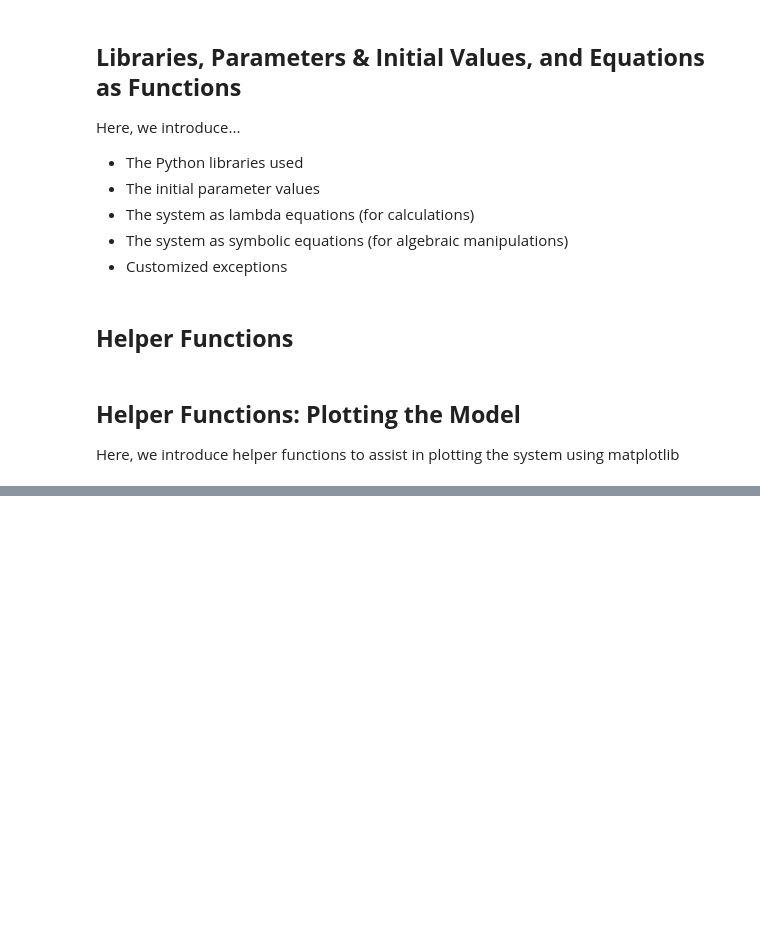
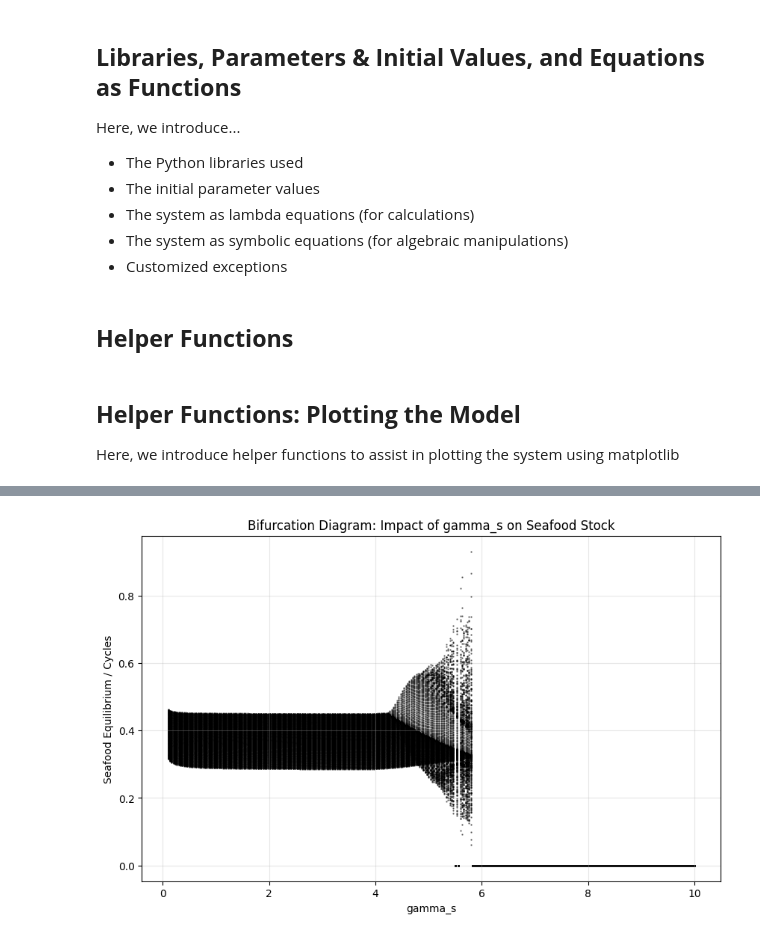
Before and after one commit to RichaCui70/Dynamics-between-Seafood-Fraudsters-and-Buyers, a Jupyter notebook: nondimensionalized.ipynb, the cells around one changed output, grey strips where cells are left out. Cells and saved outputs as stored; diff of their text form; code cells hidden in the pictures; blank space fills up the shorter version.

Commit message:
Found ome chaos question mark?

```diff
--- a/nondimensionalized.ipynb
+++ b/nondimensionalized.ipynb
@@ -38,23 +38,23 @@ from mpl_toolkits.mplot3d.art3d import Poly3DCollection
 
 # import warnings
 # warnings.filterwarnings("ignore")
-
+# bump = 1e-9
+bump = 0
 seafood_state = lambda S, E, gamma_s: S * np.exp(gamma_s * (1 - S - E))
-effort_state = lambda E, S, F, q, pw, c, e_sw, gamma_p, gamma_e: E * np.exp(gamma_e * ((q * S * ((F*(pw - 1) + 1) / ((gamma_p * E * S) ** e_sw))) - (F * (c - 1)) + 1))
+effort_state = lambda E, S, F, q, pw, c, e_sw, gamma_p, gamma_e: \
+    E * np.exp(gamma_e * ((q * S * ((F*(pw - 1) + 1) / ((gamma_p * E * S + bump) ** e_sw))) - (F * (c - 1)) + 1))
 def fraudster_state(S, E, F, Fp, gamma_f, gamma_m, gamma_p, pw, e_sw, e_sm, e_d):
-    # Added safety: Avoid division by zero if E*S is tiny
-    denom_market = (E * S)**(e_sm/2)
+    denom_market = (E * S)**(e_sm/2) + bump
     price_market = gamma_m * ((1 - Fp)**(e_d/2) / denom_market)
 
-    denom_wholesale = (gamma_p * E * S)**(e_sw)
+    denom_wholesale = (gamma_p * E * S)**(e_sw) + bump
     price_wholesale = (F * (pw - 1) + 1) / denom_wholesale
 
     delta = gamma_f * (price_market - price_wholesale)
-    # Added safety: Clip delta to prevent overflow in exp
-    # delta = np.clip(delta, -100, 100)
-
+    # delta = np.clip(delta, -20, 20) # Prevent overflow
     return (F * np.exp(delta)) / (1 + F * (np.exp(delta) - 1))
-p_fraudster_state = lambda F, Fp, F_threshold: (Fp * np.exp(F - F_threshold)) / (1 + Fp * (np.exp(F - F_threshold) - 1))
+p_fraudster_state = lambda F, Fp, F_threshold: \
+    (Fp * np.exp(F - F_threshold)) / (1 + Fp * (np.exp(F - F_threshold) - 1))
 # %% [markdown]
 ## **Helper Functions**
 # %%
@@ -865,0 +816,74 @@ E_R_plot(params, [0.5, 0.5, 0.5, 0.5])
+# %%
+def run_system(params, steps=500, transient=200):
+    # Initialize
+    S, E, F, FP = 0.5, 0.5, 0.2, 0.5
+
+    trajectory = []
+
+    for t in range(steps):
+        # Update
+        S_new = seafood_state(S, E, params['gamma_s'])
+        E_new = effort_state(E, S, F, params['q'], params['pw'], params['c'],
+                             params['e_sw'], params['gamma_p'], params['gamma_e'])
+        F_new = fraudster_state(S, E, F, FP, params['gamma_f'], params['gamma_m'],
+                                params['gamma_p'], params['pw'], params['e_sw'],
+                                params['e_sm'], params['e_d'])
+        FP_new = p_fraudster_state(F, FP, params['F_threshold'])
+
+        # Safety Clip
+        S, E, F, FP = np.maximum([S_new, E_new, F_new, FP_new], 1e-6)
+
+        # Store only after transient period to see steady state behavior
+        if t > transient:
+            trajectory.append(S) # We track Seafood for the diagram
+
+    return trajectory
+
+# --- Bifurcation Analysis ---
+
+base_params = {
+    'gamma_m': 1.0,
+    'gamma_f': 1.0,
+    'gamma_s': 1.9,
+    'gamma_e': 0.075,
+    'gamma_p': 10.0,
+    'e_sm': 1.0,
+    'e_sw': 1.0,
+    'e_d': 1.0,
+    'F_threshold': 0.5,
+    'q': 0.02,
+    'pw': 5.0,
+    'c': 3.0
+}
+
+# Variable to Sweep: 'gamma_s' (Seafood Growth Rate) is the classic chaos trigger
+param_name = 'gamma_s'
+param_values = np.linspace(0.1, 10.0, 300) # Sweep from stable to chaotic
+
+x_vals = []
+y_vals = []
+
+print(f"Generating Bifurcation Diagram for {param_name}...")
+
+for val in param_values:
+    # Update param
+    current_params = base_params.copy()
+    current_params[param_name] = val
+
+    # Run
+    points = run_system(current_params)
+
+    # Append to lists
+    for p in points:
+        x_vals.append(val)
+        y_vals.append(p)
+
+# Plot
+plt.figure(figsize=(10, 6))
+plt.scatter(x_vals, y_vals, s=0.5, c='black', alpha=0.5)
+plt.title(f'Bifurcation Diagram: Impact of {param_name} on Seafood Stock')
+plt.xlabel(param_name)
+plt.ylabel('Seafood Equilibrium / Cycles')
+plt.grid(True, alpha=0.3)
+plt.show()
+# %% [output]
@@ -865,0 +891 @@ E_R_plot(params, [0.5, 0.5, 0.5, 0.5])
+[figure, added]
```
Also changed, not shown: parts of 3 cells of this notebook.
